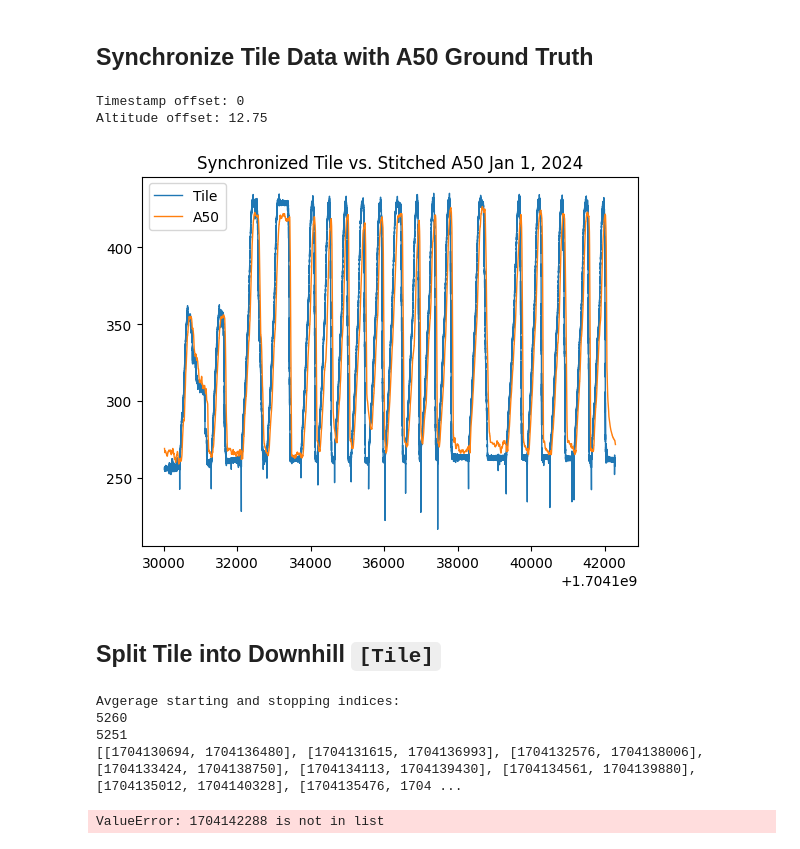
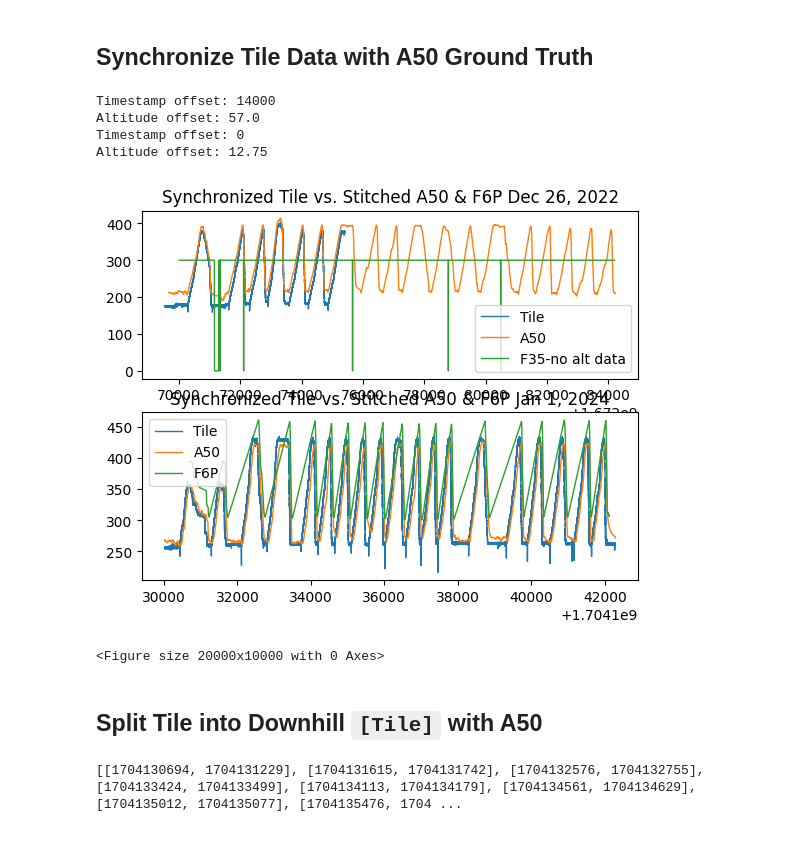
Before and after one commit to Nagillimi/Skiing-Logging, a Jupyter notebook: PROCESSING/data_marking.ipynb, the cells around one changed output. Drawn from its saved outputs; the diff is of its cells as text; code cells hidden in the pictures.

Commit message:
f35 didnt track altitude

```diff
--- a/PROCESSING/data_marking.ipynb
+++ b/PROCESSING/data_marking.ipynb
@@ -40,43 +42,67 @@ tile_2024_01_01 = decode_tile("../DATA/2024_01_01/Mt Morin Heights/Tile/SENS000.
 # %% [markdown]
 ## Synchronize Tile Data with A50 Ground Truth
 # %%
-# tile_2022_12_26_sync = syncTile(tile=tile_2022_12_26, truth=a50_all_2022_12_26, time_step_s=0.5, max_time_search_s=180, alt_step=0.25, min_alt_start=10, max_alt_search=80)
+tile_2022_12_26_sync = syncTile(tile=tile_2022_12_26, truth=a50_all_2022_12_26, printOutput=True, use_mae=False, time_step_s=1, max_time_search_s=30, alt_step=0.25, min_alt_start=10, max_alt_search=50)
 # tile_2022_12_27_sync = syncTile(tile=tile_2022_12_27, truth=a50_all_2022_12_27, time_step_s=0.5, max_time_search_s=180, alt_step=0.25, min_alt_start=10, max_alt_search=80)
 # tile_2023_12_30_sync = syncTile(tile=tile_2023_12_30, truth=a50_all_2023_12_30, time_step_s=0.5, max_time_search_s=180, alt_step=0.25, min_alt_start=10, max_alt_search=80)
 # tile_2023_12_31_sync = syncTile(tile=tile_2023_12_31, truth=a50_all_2023_12_31, time_step_s=0.5, max_time_search_s=180, alt_step=0.25, min_alt_start=10, max_alt_search=80)
-tile_2024_01_01_sync = syncTile(tile=tile_2024_01_01, truth=a50_all_2024_01_01, printOutput=True, use_mae=False, time_step_s=1, max_time_search_s=60, alt_step=0.25, min_alt_start=10, max_alt_search=80)
+tile_2024_01_01_sync = syncTile(tile=tile_2024_01_01, truth=a50_all_2024_01_01, printOutput=True, use_mae=False, time_step_s=1, max_time_search_s=30, alt_step=0.25, min_alt_start=10, max_alt_search=50)
 # %% [output]
+Timestamp offset: 14000
+Altitude offset: 57.0
 Timestamp offset: 0
 Altitude offset: 12.75
 # %%
+stitched_a50_all_2022_12_26_time = []
+stitched_a50_all_2022_12_26_alt = []
+stitched_f6p_all_2022_12_26_time = []
+stitched_f6p_all_2022_12_26_alt = []
+
 stitched_a50_all_2024_01_01_time = []
 stitched_a50_all_2024_01_01_alt = []
+stitched_f6p_all_2024_01_01_time = []
+stitched_f6p_all_2024_01_01_alt = []
+
+for track in a50_all_2022_12_26:
+    stitched_a50_all_2022_12_26_time += track.time
+    stitched_a50_all_2022_12_26_alt += track.alt
+for track in f6p_2022_12_26:
+    stitched_f6p_all_2022_12_26_time += track.time
+    stitched_f6p_all_2022_12_26_alt += track.alt
 
 for track in a50_all_2024_01_01:
     stitched_a50_all_2024_01_01_time += track.time
     stitched_a50_all_2024_01_01_alt += track.alt
+for track in f6p_2024_01_01:
+    stitched_f6p_all_2024_01_01_time += track.time
+    stitched_f6p_all_2024_01_01_alt += track.alt
+
 
 plt.rc('lines', linewidth=1)
-fig, ax = plt.subplots()
-ax.plot(tile_2024_01_01_sync.time, tile_2024_01_01_sync.alt, label='Tile')
-ax.plot(stitched_a50_all_2024_01_01_time, stitched_a50_all_2024_01_01_alt, label='A50')
-ax.set_title('Synchronized Tile vs. Stitched A50 Jan 1, 2024', wrap=True)
-ax.legend()
+fig, ax = plt.subplots(2)
+ax[0].plot(tile_2022_12_26_sync.time, tile_2022_12_26_sync.alt, label='Tile')
+ax[0].plot(stitched_a50_all_2022_12_26_time, stitched_a50_all_2022_12_26_alt, label='A50')
+ax[0].plot(stitched_f6p_all_2022_12_26_time, stitched_f6p_all_2022_12_26_alt, label='F35-no alt data')
+ax[0].set_title('Synchronized Tile vs. Stitched A50 & F6P Dec 26, 2022', wrap=True)
+ax[0].legend()
+ax[1].plot(tile_2024_01_01_sync.time, tile_2024_01_01_sync.alt, label='Tile')
+ax[1].plot(stitched_a50_all_2024_01_01_time, stitched_a50_all_2024_01_01_alt, label='A50')
+ax[1].plot(stitched_f6p_all_2024_01_01_time, stitched_f6p_all_2024_01_01_alt, label='F6P')
+ax[1].set_title('Synchronized Tile vs. Stitched A50 & F6P Jan 1, 2024', wrap=True)
+ax[1].legend()
+plt.figure(figsize=(200,100))
 plt.show()
 # %% [output]
-[figure, old version]
+[figure, new version]
+<Figure size 20000x10000 with 0 Axes>
 # %% [markdown]
-## Split Tile into Downhill `[Tile]`
+## Split Tile into Downhill `[Tile]` with A50
 # %%
 # print(tile_2022_12_26_sync.time)
 # tile_2022_12_26_runs = splitTileIntoDownhillTracks(tile_2022_12_26_sync, f6p_2022_12_26, a50_all_2022_12_26, printOutput=True, start_offset=False)
 # tile_2022_12_27_runs = splitTileIntoDownhillTracks(tile_2022_12_27_sync, f6p_2022_12_27, a50_all_2022_12_27, printOutput=True, start_offset=False)
 # tile_2023_12_30_runs = splitTileIntoDownhillTracks(tile_2023_12_30_sync, f6p_2023_12_30, a50_all_2023_12_30, printOutput=True, start_offset=False)
 # tile_2023_12_31_runs = splitTileIntoDownhillTracks(tile_2023_12_31_sync, f6p_2023_12_31, a50_all_2023_12_31, printOutput=True, start_offset=False)
-tile_2024_01_01_runs = splitTileIntoDownhillTracks(tile_2024_01_01_sync, f6p_2024_01_01, a50_all_2024_01_01, printOutput=True, start_offset=False)
+tile_2024_01_01_runs = splitTileIntoDownhillTracks(tile_2024_01_01_sync, f6p_2024_01_01)#, a50_all_2024_01_01, printOutput=True, start_offset=False)
 # %% [output]
-Avgerage starting and stopping indices:
-5260
-5251
-[[1704130694, 1704136480], [1704131615, 1704136993], [1704132576, 1704138006], [1704133424, 1704138750], [1704134113, 1704139430], [1704134561, 1704139880], [1704135012, 1704140328], [1704135476, 1704 ...
+[[1704130694, 1704131229], [1704131615, 1704131742], [1704132576, 1704132755], [1704133424, 1704133499], [1704134113, 1704134179], [1704134561, 1704134629], [1704135012, 1704135077], [1704135476, 1704 ...
-ValueError: 1704142288 is not in list
```
Also changed, not shown: parts of 1 cell of this notebook.
